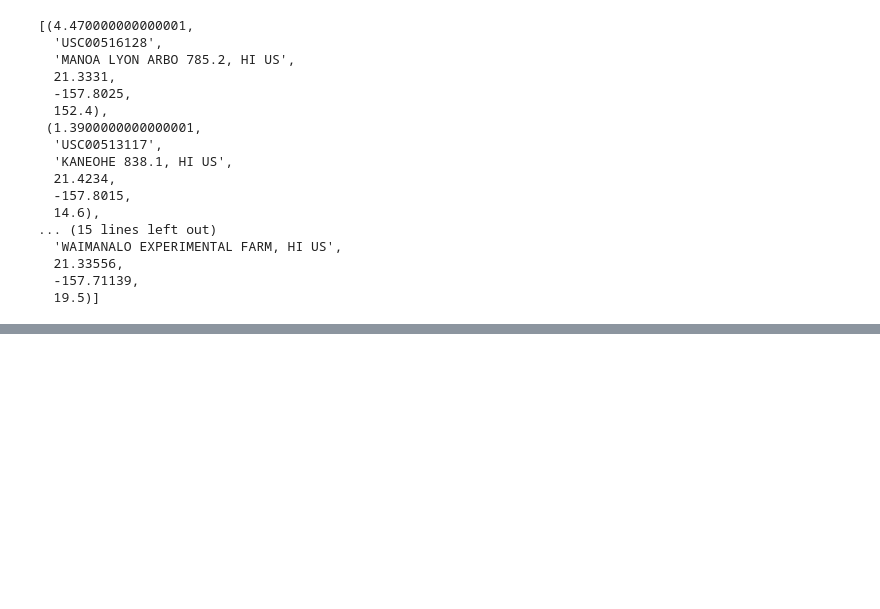
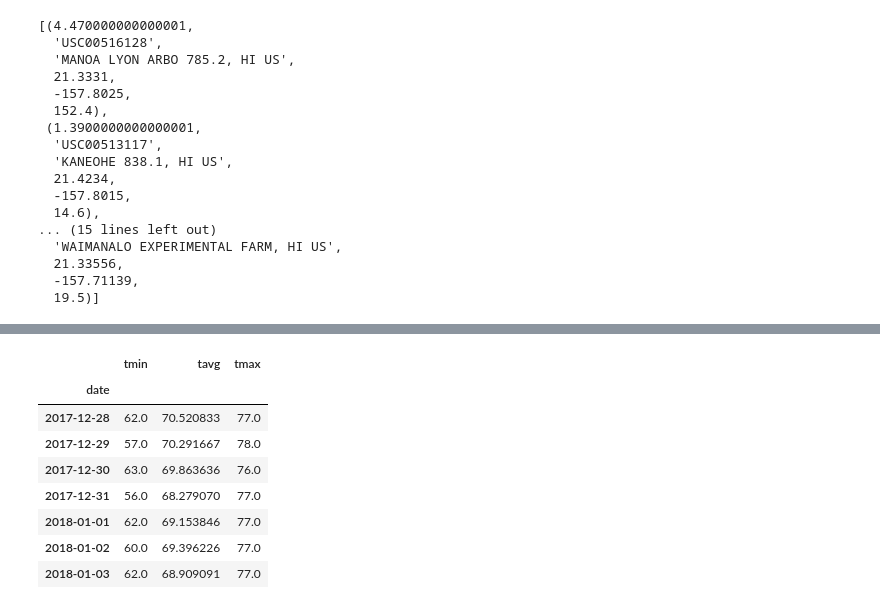
Before and after one commit to agkden/SQLAlchemy-challenge, a Jupyter notebook: climate_hawaii.ipynb, the cells around one changed output, grey strips where cells are left out. Saved outputs shown, nothing was run; the diff lists cells and outputs as text; code cells hidden in the pictures; blank space fills up the shorter version.

```diff
--- a/climate_hawaii.ipynb
+++ b/climate_hawaii.ipynb
@@ -388,4 +415,21 @@ session.query(func.sum(Measurement.prcp), Station.station,Station.name, \
 # %%
-# Load the previous query results into a Pandas DataFrame and add the `trip_dates` range as the `date` index
+# Load the previous query results into a Pandas DataFrame
+normals_df = pd.DataFrame(normals, columns=["tmin","tavg","tmax"])
+#normals_df
+
+# and add the `trip_dates` range as the `date` index
+normals_df["date"] = trip_dates
+normals_df = normals_df.set_index('date').sort_index()
+normals_df
+# %% [output]
+|  | tmin | tavg | tmax |
+| date |  |  |  |
+| 2017-12-28 | 62.0 | 70.520833 | 77.0 |
+| 2017-12-29 | 57.0 | 70.291667 | 78.0 |
+| 2017-12-30 | 63.0 | 69.863636 | 76.0 |
+| 2017-12-31 | 56.0 | 68.279070 | 77.0 |
+| 2018-01-01 | 62.0 | 69.153846 | 77.0 |
+| 2018-01-02 | 60.0 | 69.396226 | 77.0 |
+| 2018-01-03 | 62.0 | 68.909091 | 77.0 |
 # %%
 # Plot the daily normals as an area plot with `stacked=False`
```
Also changed, not shown: parts of 15 cells of this notebook.
